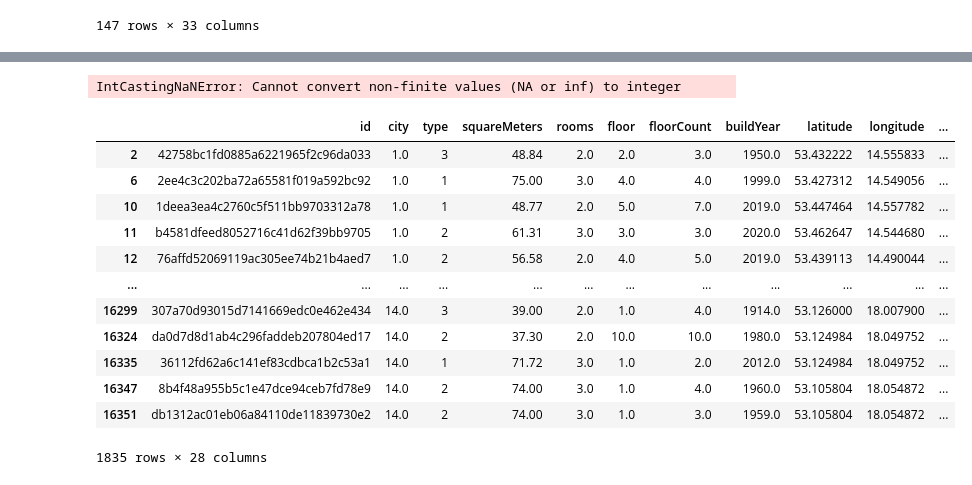
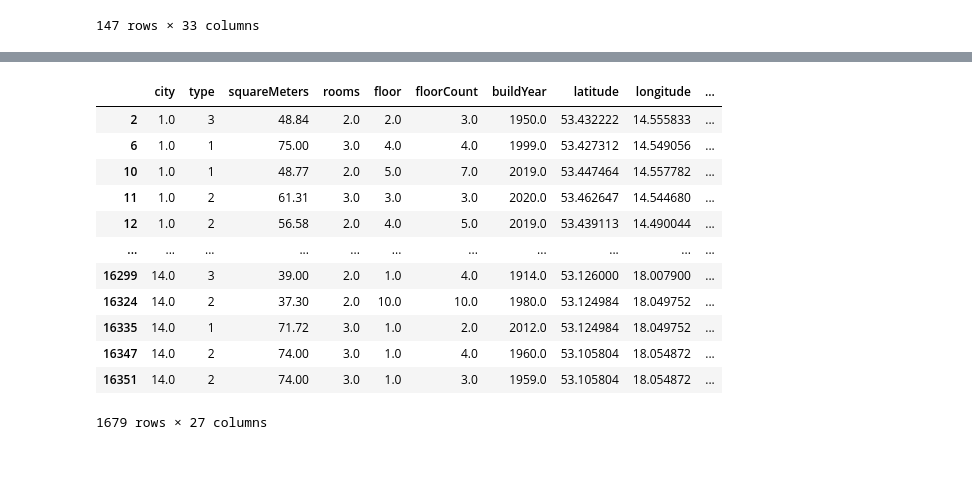
Before and after one commit to joyfan00/HousingPrediction, a Jupyter notebook: Model.ipynb, the cells around one changed output, grey strips where cells are left out. Cells and saved outputs as stored; diff of their text form; code cells hidden in the pictures.

```diff
--- a/Model.ipynb
+++ b/Model.ipynb
@@ -142,2 +130,3 @@ df
 # %%
-df.dropna(inplace=True)
+df = df.dropna()
+df
@@ -163,12 +150,6 @@ df['condition'] = df['condition'].map({'low': 0, 'premium': 1})
 df['type'] = df['type'].map({'apartmentBuilding': 1, 'blockOfFlats': 2, 'tenement': 3})
 for col in ['hasParkingSpace', 'hasBalcony', 'hasElevator', 'hasSecurity', 'hasStorageRoom']:
     df[col] = df[col].map({'no': 0, 'yes': 1})
-
-# for col in ['rooms','floor','floorCount','hasParkingSpace', 'hasBalcony', 'hasElevator', 'hasSecurity', 'hasStorageRoom', 'condition', 'type']:
-#     df[col] = df[col].astype(np.int8)
-
-# for col in ['buildYear', 'floorCount', 'poiCount']:
-#     df[col] = df[col].astype(np.int16)
 
 df['city'] = df['city'].map({'szczecin':1,
                              'gdynia':2,
@@ -187,24 +168,21 @@ df['city'] = df['city'].map({'szczecin':1,
                              })
 df['ownership'] = df['ownership'].map({'condominium': 0, 'cooperative': 1})
 df['buildingMaterial'] = df['buildingMaterial'].map({'brick': 0, 'concreteSlab': 1})
-
-# for col in ['city', 'ownership', 'buildingMaterial']:
-#     df[col] = df[col].astype(np.int8)
-# %% [output]
-IntCastingNaNError: Cannot convert non-finite values (NA or inf) to integer
 # %%
+df.drop(columns=['id'], inplace=True)
+df.dropna(inplace = True)
 df
 # %% [output]
-|  | id | city | type | squareMeters | rooms | floor | floorCount | buildYear | latitude | longitude | ... |
-| 2 | 42758bc1fd0885a6221965f2c96da033 | 1.0 | 3 | 48.84 | 2.0 | 2.0 | 3.0 | 1950.0 | 53.432222 | 14.555833 | ... |
-| 6 | 2ee4c3c202ba72a65581f019a592bc92 | 1.0 | 1 | 75.00 | 3.0 | 4.0 | 4.0 | 1999.0 | 53.427312 | 14.549056 | ... |
-| 10 | 1deea3ea4c2760c5f511bb9703312a78 | 1.0 | 1 | 48.77 | 2.0 | 5.0 | 7.0 | 2019.0 | 53.447464 | 14.557782 | ... |
-| 11 | b4581dfeed8052716c41d62f39bb9705 | 1.0 | 2 | 61.31 | 3.0 | 3.0 | 3.0 | 2020.0 | 53.462647 | 14.544680 | ... |
-| 12 | 76affd52069119ac305ee74b21b4aed7 | 1.0 | 2 | 56.58 | 2.0 | 4.0 | 5.0 | 2019.0 | 53.439113 | 14.490044 | ... |
-| ... | ... | ... | ... | ... | ... | ... | ... | ... | ... | ... | ... |
-| 16299 | 307a70d93015d7141669edc0e462e434 | 14.0 | 3 | 39.00 | 2.0 | 1.0 | 4.0 | 1914.0 | 53.126000 | 18.007900 | ... |
-| 16324 | da0d7d8d1ab4c296faddeb207804ed17 | 14.0 | 2 | 37.30 | 2.0 | 10.0 | 10.0 | 1980.0 | 53.124984 | 18.049752 | ... |
-| 16335 | 36112fd62a6c141ef83cdbca1b2c53a1 | 14.0 | 1 | 71.72 | 3.0 | 1.0 | 2.0 | 2012.0 | 53.124984 | 18.049752 | ... |
-| 16347 | 8b4f48a955b5c1e47dce94ceb7fd78e9 | 14.0 | 2 | 74.00 | 3.0 | 1.0 | 4.0 | 1960.0 | 53.105804 | 18.054872 | ... |
-| 16351 | db1312ac01eb06a84110de11839730e2 | 14.0 | 2 | 74.00 | 3.0 | 1.0 | 3.0 | 1959.0 | 53.105804 | 18.054872 | ... |
+|  | city | type | squareMeters | rooms | floor | floorCount | buildYear | latitude | longitude | ... |
+| 2 | 1.0 | 3 | 48.84 | 2.0 | 2.0 | 3.0 | 1950.0 | 53.432222 | 14.555833 | ... |
+| 6 | 1.0 | 1 | 75.00 | 3.0 | 4.0 | 4.0 | 1999.0 | 53.427312 | 14.549056 | ... |
+| 10 | 1.0 | 1 | 48.77 | 2.0 | 5.0 | 7.0 | 2019.0 | 53.447464 | 14.557782 | ... |
+| 11 | 1.0 | 2 | 61.31 | 3.0 | 3.0 | 3.0 | 2020.0 | 53.462647 | 14.544680 | ... |
+| 12 | 1.0 | 2 | 56.58 | 2.0 | 4.0 | 5.0 | 2019.0 | 53.439113 | 14.490044 | ... |
+| ... | ... | ... | ... | ... | ... | ... | ... | ... | ... | ... |
+| 16299 | 14.0 | 3 | 39.00 | 2.0 | 1.0 | 4.0 | 1914.0 | 53.126000 | 18.007900 | ... |
+| 16324 | 14.0 | 2 | 37.30 | 2.0 | 10.0 | 10.0 | 1980.0 | 53.124984 | 18.049752 | ... |
+| 16335 | 14.0 | 1 | 71.72 | 3.0 | 1.0 | 2.0 | 2012.0 | 53.124984 | 18.049752 | ... |
+| 16347 | 14.0 | 2 | 74.00 | 3.0 | 1.0 | 4.0 | 1960.0 | 53.105804 | 18.054872 | ... |
+| 16351 | 14.0 | 2 | 74.00 | 3.0 | 1.0 | 3.0 | 1959.0 | 53.105804 | 18.054872 | ... |
-1835 rows × 28 columns
+1679 rows × 27 columns
```
Also changed, not shown: parts of 16 cells of this notebook, 1 other file.
